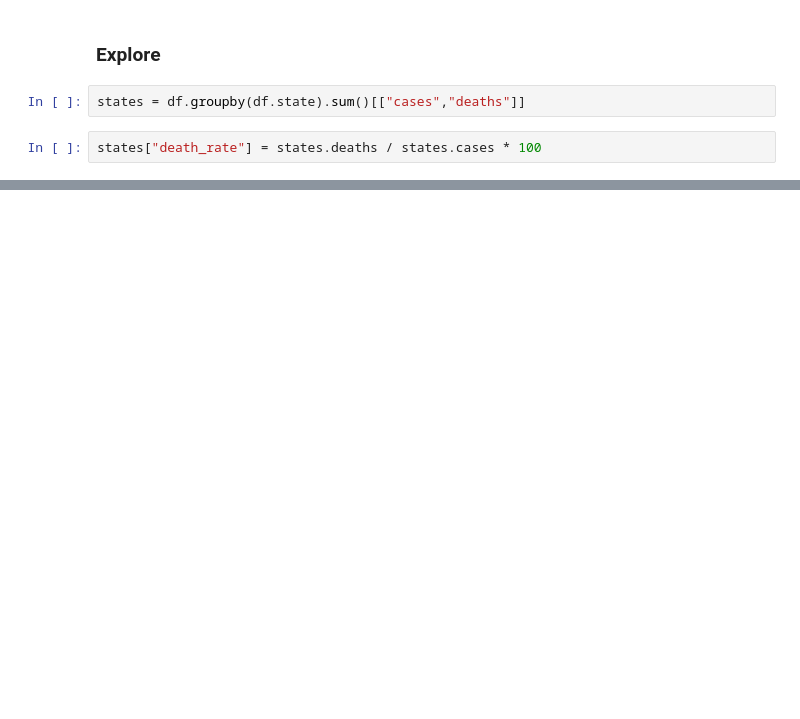
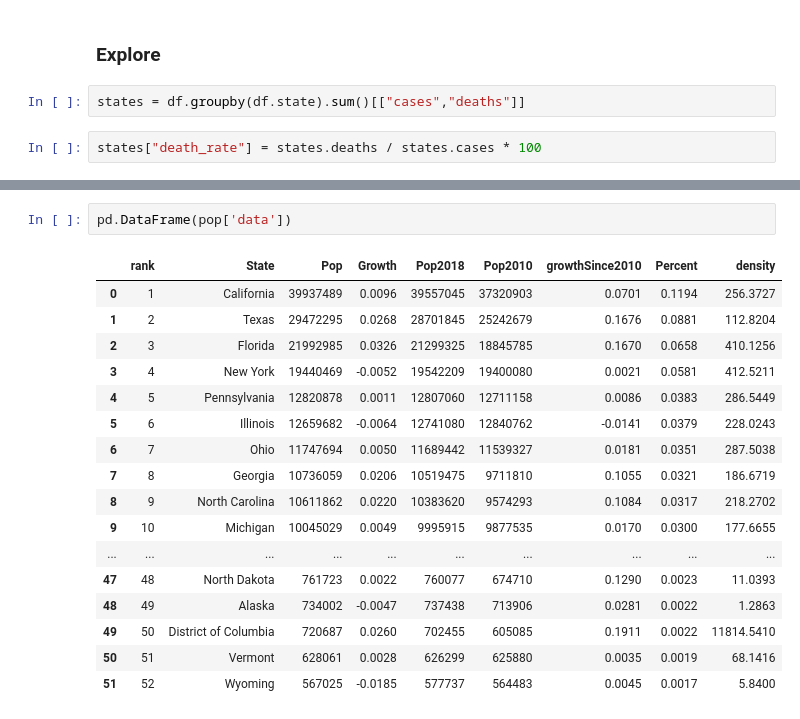
Before and after one commit to misty-garcia/covid, a Jupyter notebook: lots_of_data.ipynb, the cells around one changed output, grey strips where cells are left out. Drawn from its saved outputs; the diff is of its cells as text; blank space fills up the shorter version.

```diff
--- a/lots_of_data.ipynb
+++ b/lots_of_data.ipynb
@@ -95,0 +110,20 @@ states.sort_values("death_rate")
+# %%
+pd.DataFrame(pop['data'])
+# %% [output]
+|  | rank | State | Pop | Growth | Pop2018 | Pop2010 | growthSince2010 | Percent | density |
+| 0 | 1 | California | 39937489 | 0.0096 | 39557045 | 37320903 | 0.0701 | 0.1194 | 256.3727 |
+| 1 | 2 | Texas | 29472295 | 0.0268 | 28701845 | 25242679 | 0.1676 | 0.0881 | 112.8204 |
+| 2 | 3 | Florida | 21992985 | 0.0326 | 21299325 | 18845785 | 0.1670 | 0.0658 | 410.1256 |
+| 3 | 4 | New York | 19440469 | -0.0052 | 19542209 | 19400080 | 0.0021 | 0.0581 | 412.5211 |
+| 4 | 5 | Pennsylvania | 12820878 | 0.0011 | 12807060 | 12711158 | 0.0086 | 0.0383 | 286.5449 |
+| 5 | 6 | Illinois | 12659682 | -0.0064 | 12741080 | 12840762 | -0.0141 | 0.0379 | 228.0243 |
+| 6 | 7 | Ohio | 11747694 | 0.0050 | 11689442 | 11539327 | 0.0181 | 0.0351 | 287.5038 |
+| 7 | 8 | Georgia | 10736059 | 0.0206 | 10519475 | 9711810 | 0.1055 | 0.0321 | 186.6719 |
+| 8 | 9 | North Carolina | 10611862 | 0.0220 | 10383620 | 9574293 | 0.1084 | 0.0317 | 218.2702 |
+| 9 | 10 | Michigan | 10045029 | 0.0049 | 9995915 | 9877535 | 0.0170 | 0.0300 | 177.6655 |
+| ... | ... | ... | ... | ... | ... | ... | ... | ... | ... |
+| 47 | 48 | North Dakota | 761723 | 0.0022 | 760077 | 674710 | 0.1290 | 0.0023 | 11.0393 |
+| 48 | 49 | Alaska | 734002 | -0.0047 | 737438 | 713906 | 0.0281 | 0.0022 | 1.2863 |
+| 49 | 50 | District of Columbia | 720687 | 0.0260 | 702455 | 605085 | 0.1911 | 0.0022 | 11814.5410 |
+| 50 | 51 | Vermont | 628061 | 0.0028 | 626299 | 625880 | 0.0035 | 0.0019 | 68.1416 |
+| 51 | 52 | Wyoming | 567025 | -0.0185 | 577737 | 564483 | 0.0045 | 0.0017 | 5.8400 |
```
Also changed, not shown: parts of 12 cells of this notebook.
